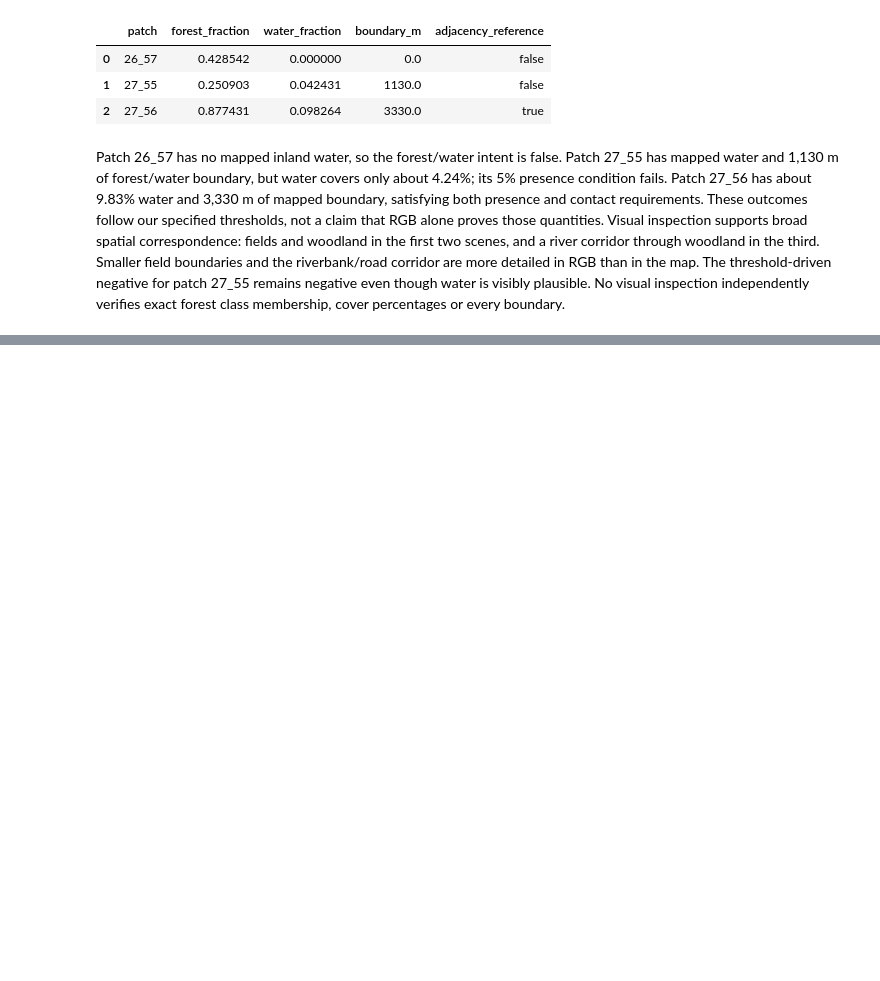
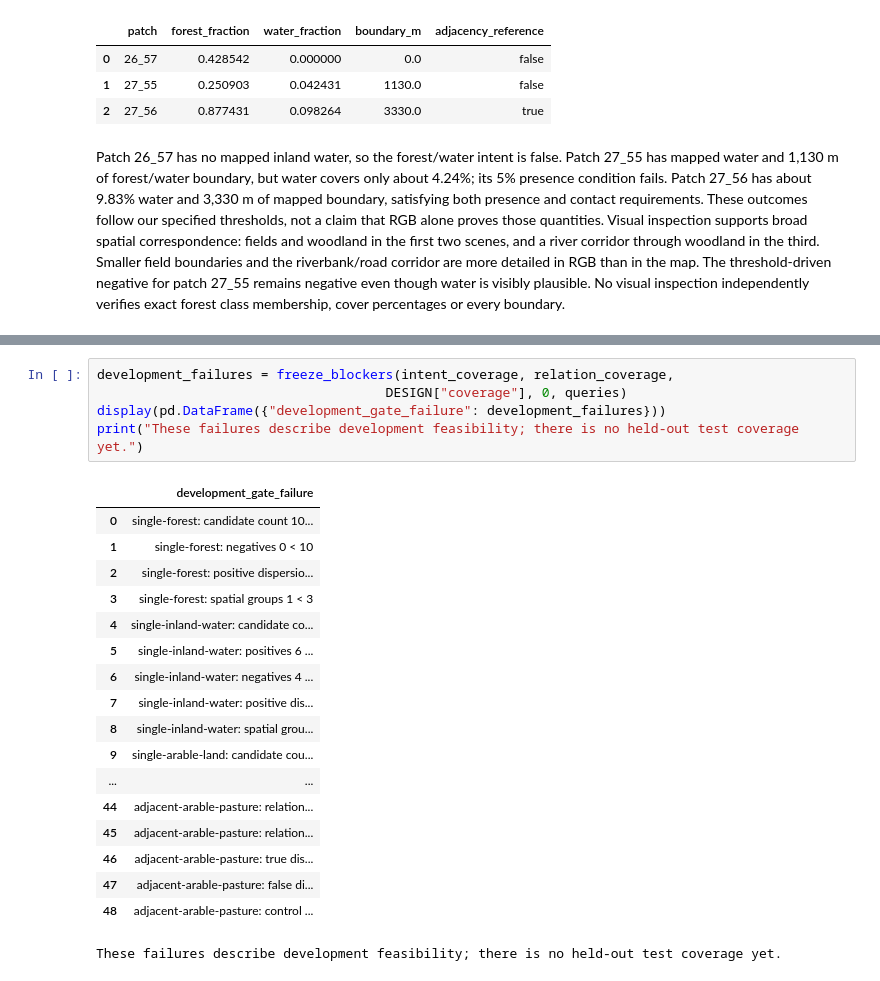
Before and after one commit to manuelmiddendorf/earth-observation, a Jupyter notebook: notebooks/02_benchmark_construction.ipynb, the cells around one changed output, grey strips where cells are left out. Saved outputs shown, nothing was run; the diff lists cells and outputs as text; blank space fills up the shorter version.

```diff
--- a/notebooks/02_benchmark_construction.ipynb
+++ b/notebooks/02_benchmark_construction.ipynb
@@ -268,0 +431,24 @@ verifies exact forest class membership, cover percentages or every boundary.
+# %%
+development_failures = freeze_blockers(intent_coverage, relation_coverage,
+                                     DESIGN["coverage"], 0, queries)
+display(pd.DataFrame({"development_gate_failure": development_failures}))
+print("These failures describe development feasibility; there is no held-out test coverage yet.")
+# %% [output]
+|  | development_gate_failure |
+| 0 | single-forest: candidate count 10... |
+| 1 | single-forest: negatives 0 < 10 |
+| 2 | single-forest: positive dispersio... |
+| 3 | single-forest: spatial groups 1 < 3 |
+| 4 | single-inland-water: candidate co... |
+| 5 | single-inland-water: positives 6 ... |
+| 6 | single-inland-water: negatives 4 ... |
+| 7 | single-inland-water: positive dis... |
+| 8 | single-inland-water: spatial grou... |
+| 9 | single-arable-land: candidate cou... |
+| ... | ... |
+| 44 | adjacent-arable-pasture: relation... |
+| 45 | adjacent-arable-pasture: relation... |
+| 46 | adjacent-arable-pasture: true dis... |
+| 47 | adjacent-arable-pasture: false di... |
+| 48 | adjacent-arable-pasture: control ... |
+These failures describe development feasibility; there is no held-out test coverage yet.
```
Also changed, not shown: parts of 16 cells of this notebook, 10 other files.
